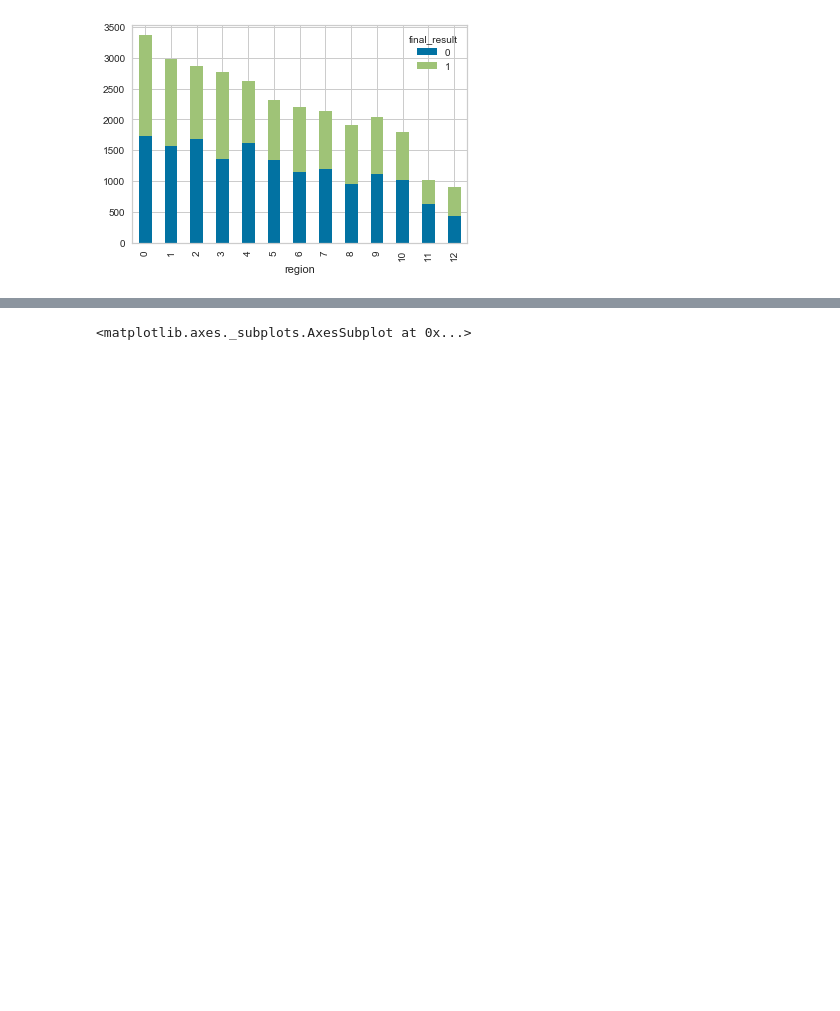
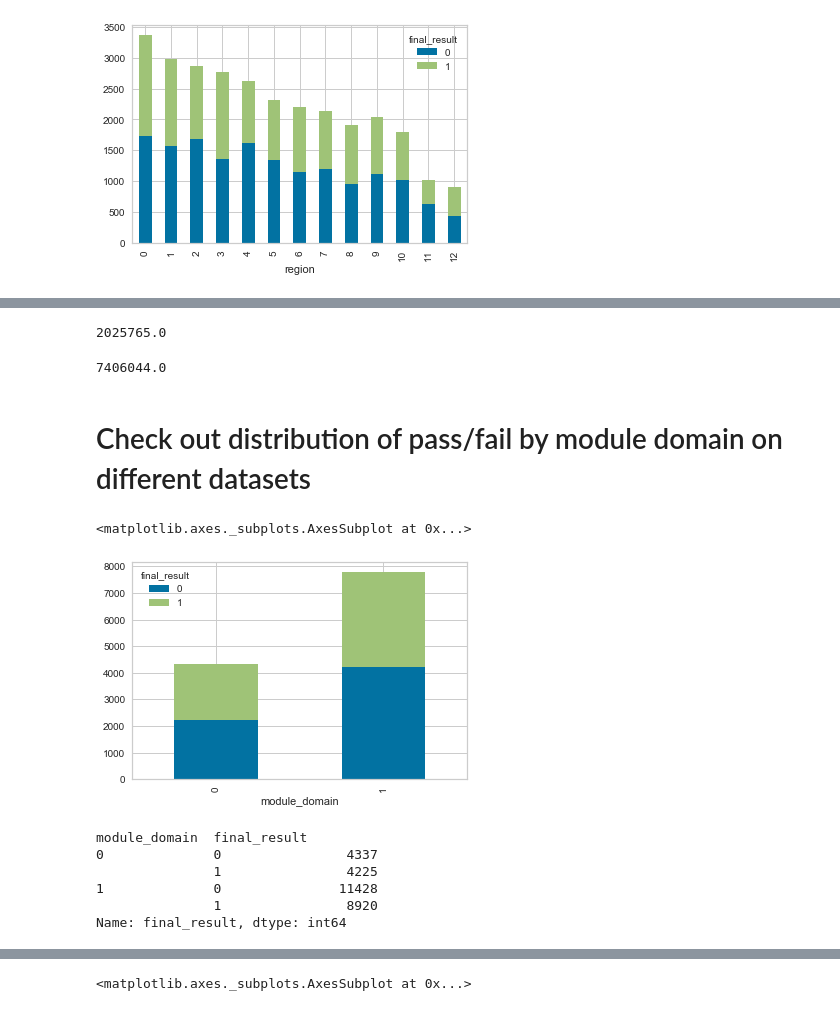
Before and after one commit to georgetown-analytics/University-Learning-Analytics, a Jupyter notebook: code/exploratory data analysis/Phase 3 Exploratory Data Analysis.ipynb, the cells around one changed output, grey strips where cells are left out. Drawn from its saved outputs; the diff is of its cells as text; code cells hidden in the pictures; blank space fills up the shorter version.

```diff
--- a/code/exploratory data analysis/Phase 3 Exploratory Data Analysis.ipynb
+++ b/code/exploratory data analysis/Phase 3 Exploratory Data Analysis.ipynb
@@ -101,0 +100,2 @@ df["id_student"].nunique()
+# %%
+year_2013 = df.loc[(df.year == 0)]
@@ -101,0 +104,4 @@ df["id_student"].nunique()
+# %%
+Social['half_sum_clicks'].sum()
+# %% [output]
+2025765.0
@@ -101,0 +110,21 @@ df["id_student"].nunique()
+# %%
+STEM['half_sum_clicks'].sum()
+# %% [output]
+7406044.0
+# %% [markdown]
+# Check out distribution of pass/fail by module domain on different datasets
+# %%
+#tests out distribution in 2013 and 2014
+year_2013.groupby(['module_domain','final_result']).size().unstack().plot(kind='bar',stacked=True)
+# %% [output]
+<matplotlib.axes._subplots.AxesSubplot at 0x...>
+[figure, added]
+# %%
+df.groupby(['module_domain', 'final_result'])['final_result'].count()
+# %% [output]
+module_domain  final_result
+0              0                4337
+               1                4225
+1              0               11428
+               1                8920
+Name: final_result, dtype: int64
```
Also changed, not shown: parts of 45 cells of this notebook.
